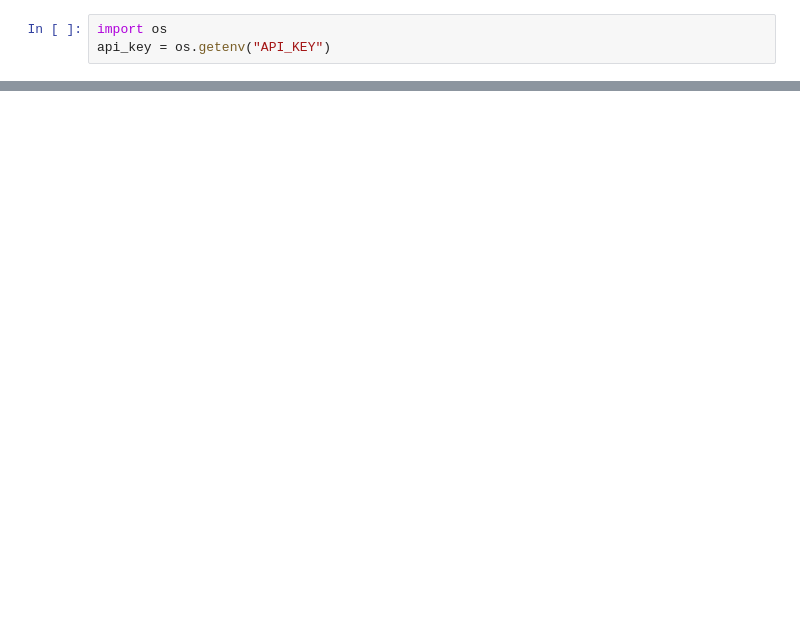
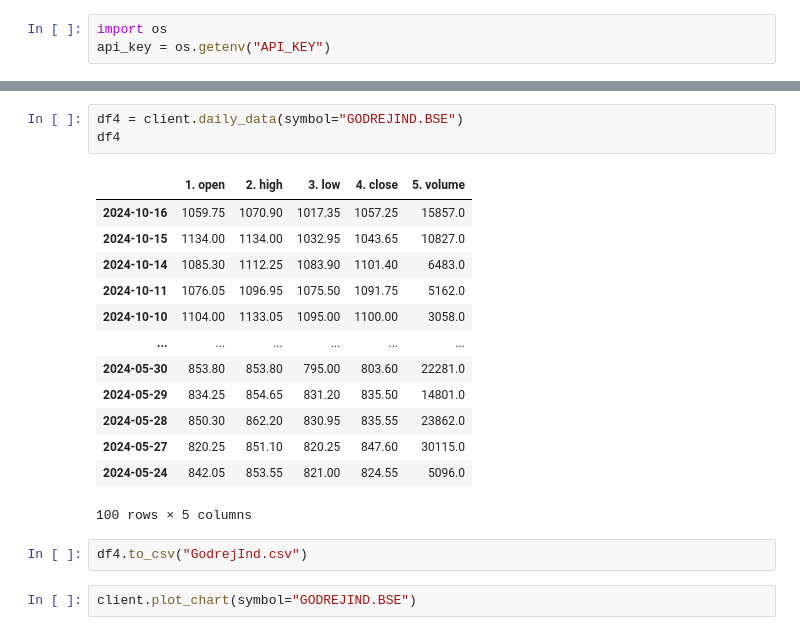
Before and after one commit to puja297/Advance-Python, a Jupyter notebook: S11 API Project/API project.ipynb, the cells around one changed output, grey strips where cells are left out. Cells and saved outputs as stored; diff of their text form; blank space fills up the shorter version.

```diff
--- a/S11 API Project/API project.ipynb
+++ b/S11 API Project/API project.ipynb
@@ -53,0 +166,21 @@ response.json()
+# %%
+df4 = client.daily_data(symbol="GODREJIND.BSE")
+df4
+# %% [output]
+|  | 1. open | 2. high | 3. low | 4. close | 5. volume |
+| 2024-10-16 | 1059.75 | 1070.90 | 1017.35 | 1057.25 | 15857.0 |
+| 2024-10-15 | 1134.00 | 1134.00 | 1032.95 | 1043.65 | 10827.0 |
+| 2024-10-14 | 1085.30 | 1112.25 | 1083.90 | 1101.40 | 6483.0 |
+| 2024-10-11 | 1076.05 | 1096.95 | 1075.50 | 1091.75 | 5162.0 |
+| 2024-10-10 | 1104.00 | 1133.05 | 1095.00 | 1100.00 | 3058.0 |
+| ... | ... | ... | ... | ... | ... |
+| 2024-05-30 | 853.80 | 853.80 | 795.00 | 803.60 | 22281.0 |
+| 2024-05-29 | 834.25 | 854.65 | 831.20 | 835.50 | 14801.0 |
+| 2024-05-28 | 850.30 | 862.20 | 830.95 | 835.55 | 23862.0 |
+| 2024-05-27 | 820.25 | 851.10 | 820.25 | 847.60 | 30115.0 |
+| 2024-05-24 | 842.05 | 853.55 | 821.00 | 824.55 | 5096.0 |
+100 rows × 5 columns
+# %%
+df4.to_csv("GodrejInd.csv")
+# %%
+client.plot_chart(symbol="GODREJIND.BSE")
```
Also changed, not shown: parts of 15 cells of this notebook, 3 other files.
